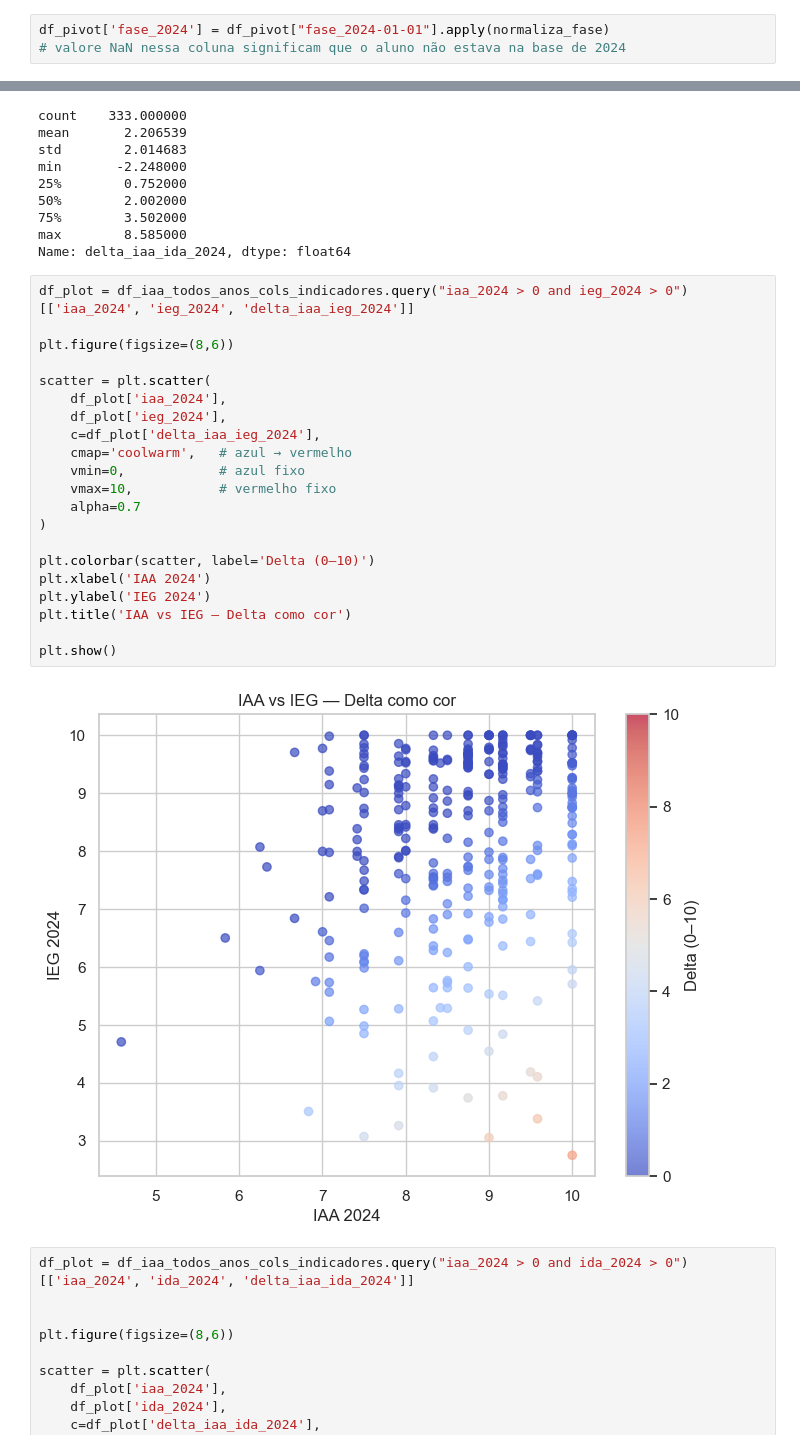
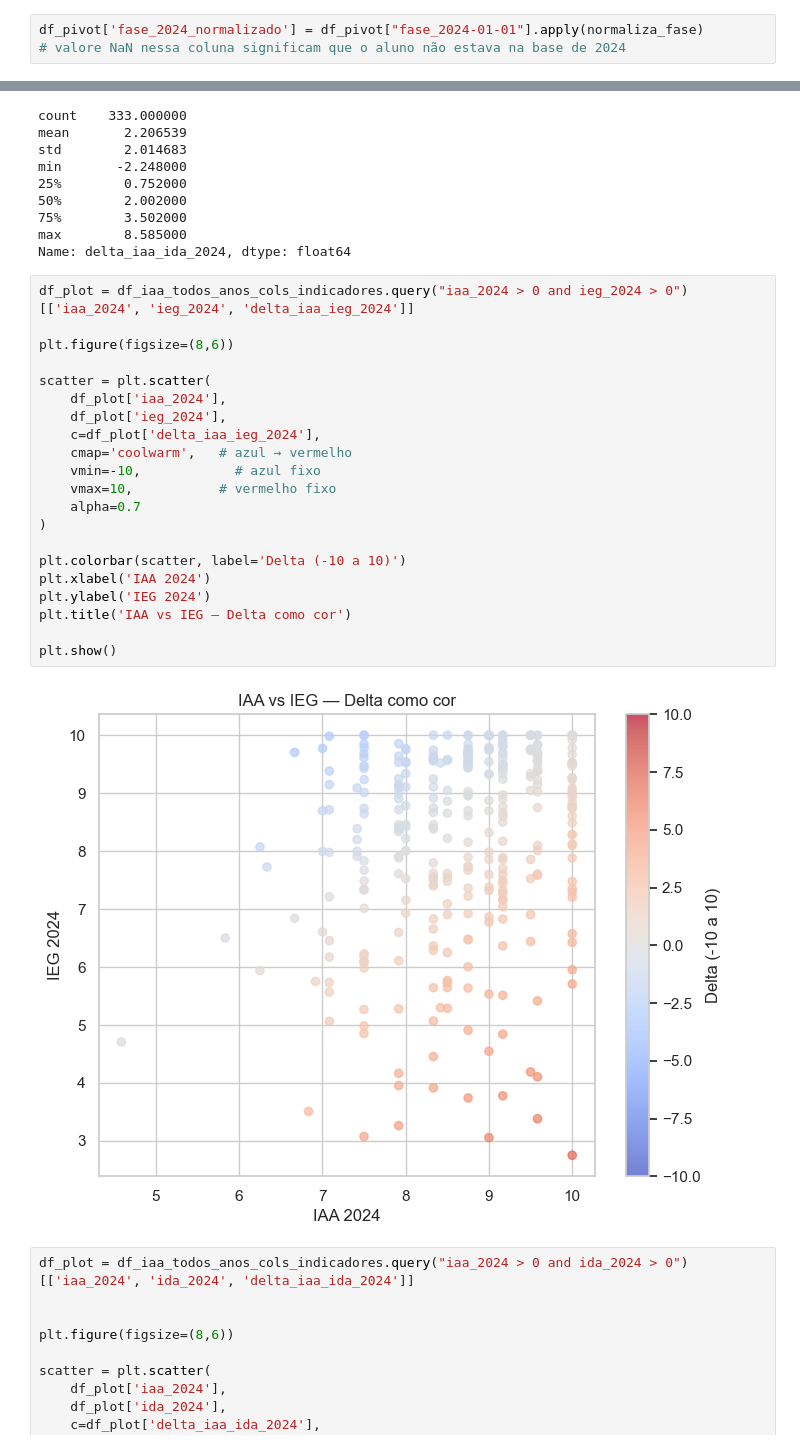
Before and after one commit to JacksonvBarbosa/datathon_fiap_postech, a Jupyter notebook: notebooks/eda_v1.ipynb, the cells around one changed output, grey strips where cells are left out. Cells and saved outputs as stored; diff of their text form.

```diff
--- a/notebooks/eda_v1.ipynb
+++ b/notebooks/eda_v1.ipynb
@@ -99,7 +99,7 @@ def normaliza_fase(fase):
 
     return fase[0]
 # %%
-df_pivot['fase_2024'] = df_pivot["fase_2024-01-01"].apply(normaliza_fase)
+df_pivot['fase_2024_normalizado'] = df_pivot["fase_2024-01-01"].apply(normaliza_fase)
 # valore NaN nessa coluna significam que o aluno não estava na base de 2024
 # %% [markdown]
 ### Removendo sufixo mes-dia das colunas pivotadas
@@ -503,26 +572,26 @@ Name: delta_iaa_ida_2024, dtype: float64
 # %%
 df_plot = df_iaa_todos_anos_cols_indicadores.query("iaa_2024 > 0 and ieg_2024 > 0")[['iaa_2024', 'ieg_2024', 'delta_iaa_ieg_2024']]
 
 plt.figure(figsize=(8,6))
 
 scatter = plt.scatter(
     df_plot['iaa_2024'],
     df_plot['ieg_2024'],
     c=df_plot['delta_iaa_ieg_2024'],
     cmap='coolwarm',   # azul → vermelho
-    vmin=0,            # azul fixo
+    vmin=-10,            # azul fixo
     vmax=10,           # vermelho fixo
     alpha=0.7
 )
 
-plt.colorbar(scatter, label='Delta (0–10)')
+plt.colorbar(scatter, label='Delta (-10 a 10)')
 plt.xlabel('IAA 2024')
 plt.ylabel('IEG 2024')
 plt.title('IAA vs IEG — Delta como cor')
 
 plt.show()
 # %% [output]
-[figure, old version]
+[figure, new version]
 # %%
 df_plot = df_iaa_todos_anos_cols_indicadores.query("iaa_2024 > 0 and ida_2024 > 0")[['iaa_2024', 'ida_2024', 'delta_iaa_ida_2024']]
 
```
Also changed, not shown: parts of 8 cells of this notebook.
